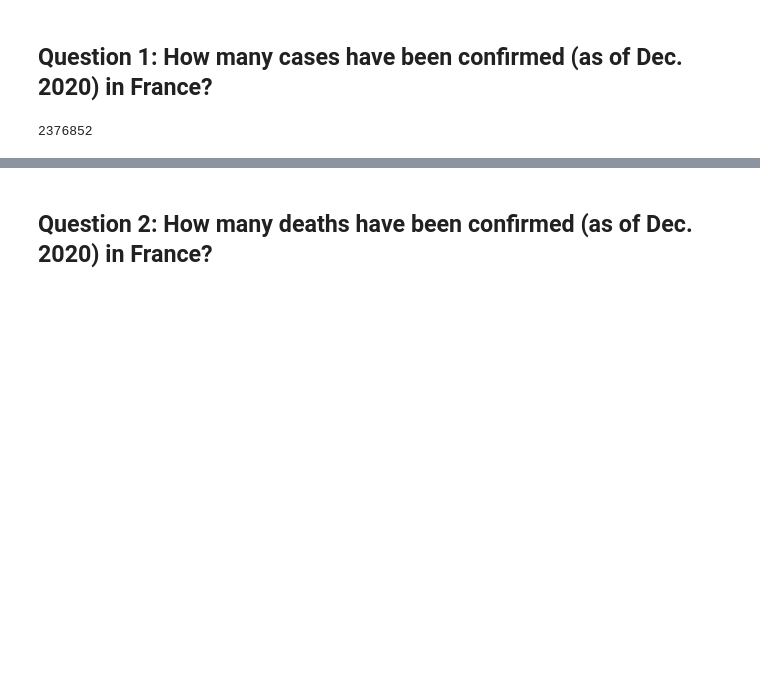
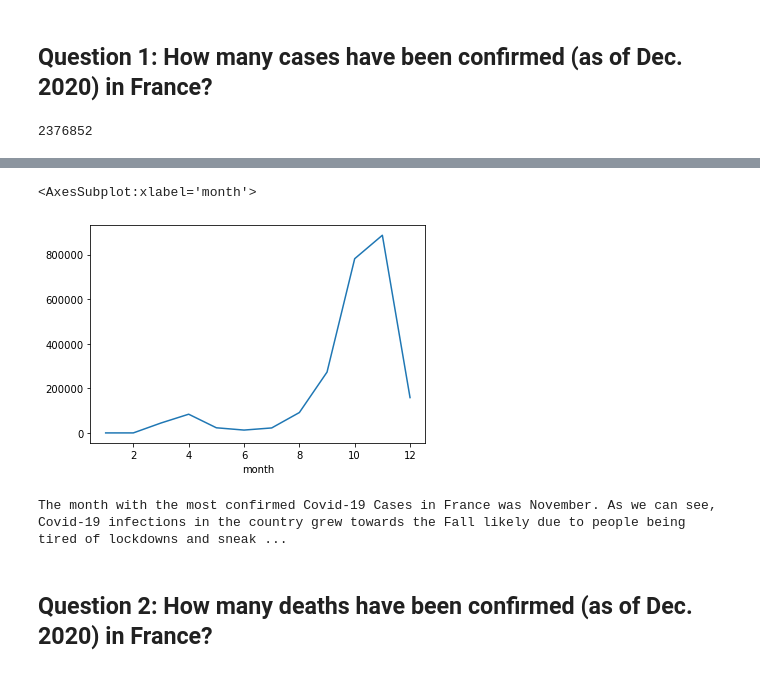
Before and after one commit to BERNARJE/IA241, a Jupyter notebook: Jordan Bernard ~ Final Project.ipynb, the cells around one changed output, grey strips where cells are left out. Cells and saved outputs as stored; diff of their text form; code cells hidden in the pictures; blank space fills up the shorter version.

```diff
--- a/Jordan Bernard ~ Final Project.ipynb
+++ b/Jordan Bernard ~ Final Project.ipynb
@@ -12,6 +12,7 @@ import pandas
 # %% [markdown]
 ## A Small View of French Covid-19 Data
 # %%
+df = pandas.read_excel('s3://ia241jimmybuckets/COVID-19-geographic-disbtribution-worldwide-2020-12-14.xls')
 france_data = df.loc[ df['countriesAndTerritories']=='France']
 
 france_data[:10]
@@ -40,3 +41,13 @@ The number of Covid-19 cases in France as of December 2020 is 2,376,852
+# %%
+sum_cases_per_day = france_data.groupby('month').sum()['cases']
+sum_cases_per_day.plot()
+# %% [output]
+<AxesSubplot:xlabel='month'>
+[figure, added]
+# %%
+print("The month with the most confirmed Covid-19 Cases in France was November. As we can see, Covid-19 infections in the country grew towards the Fall likely due to people being tired of lockdowns and sneaking around to parties and clubs.")
+# %% [output]
+The month with the most confirmed Covid-19 Cases in France was November. As we can see, Covid-19 infections in the country grew towards the Fall likely due to people being tired of lockdowns and sneak ...
 # %% [markdown]
 ## Question 2: How many deaths have been confirmed  (as of Dec. 2020) in France?
 # %%
```
Also changed, not shown: parts of 5 cells of this notebook.
